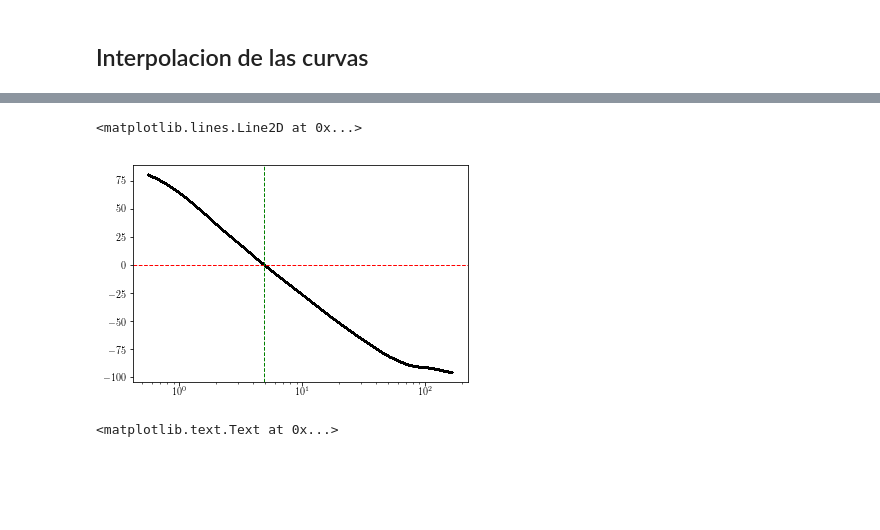
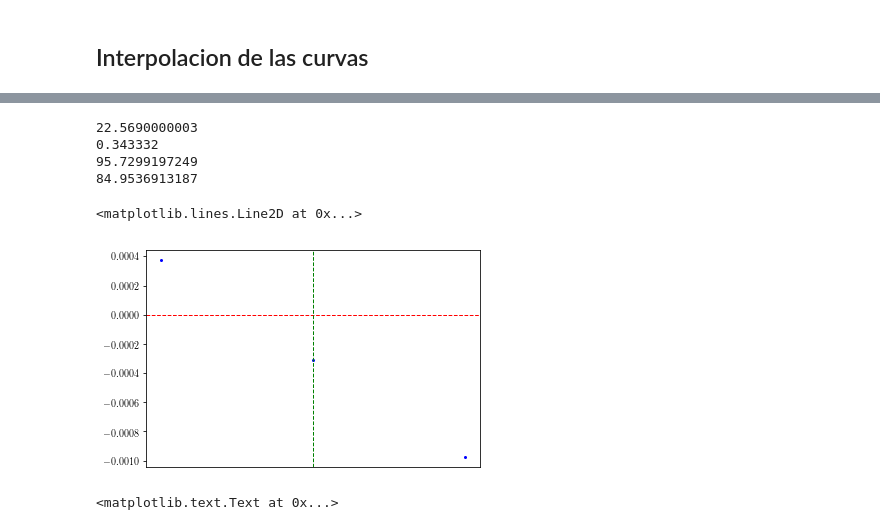
Before and after one commit to ornemarioni/Barras_GdGs, a Jupyter notebook: Barras_Gd/programs/Vcirc_simulaciones.ipynb, the cells around one changed output, grey strips where cells are left out. Drawn from its saved outputs; the diff is of its cells as text; code cells hidden in the pictures; blank space fills up the shorter version.

```diff
--- a/Barras_Gd/programs/Vcirc_simulaciones.ipynb
+++ b/Barras_Gd/programs/Vcirc_simulaciones.ipynb
@@ -720,19 +732,19 @@ rest_M33gs = fstr_M33gs(rstr_M33gs[mask2M33gs]) - fdrk_M33gs(rstr_M33gs[mask2M33
 # %%
-mask1, = np.where(abs(rest_M31gd)<0.001)
-mask2, = np.where(abs(rest_MWgd)<0.001)
-mask5, = np.where(abs(rest_M33gd)<0.005)
+mask1, = np.where(rest_M31gd < 0.)
+mask2, = np.where(rest_MWgd  < 0.)
+mask5, = np.where(rest_M33gd < 0.)
 
-mask3, = np.where(abs(rest_M31gs)<0.001)
-mask4, = np.where(abs(rest_MWgs)<0.001)
-mask6, = np.where(abs(rest_M33gs)<0.005)
+mask3, = np.where(rest_M31gs < 0.)
+mask4, = np.where(rest_MWgs  < 0.)
+mask6, = np.where(rest_M33gs < 0.)
 
-req_M31gd = mean(rstr_M31gd[mask2M31gd][mask1])
-req_MWgd  = mean(rstr_MWgd[mask2MWgd][mask2])
-req_M33gd = mean(rstr_M33gd[mask2M33gd][mask5])
+req_M31gd = pointM31gd[mask1][0]
+req_MWgd  = pointMWgd[mask2][0]
+req_M33gd = pointM33gd[mask5][0]
 
-req_M31gs = mean(rstr_M31gs[mask2M31gs][mask3])
-req_MWgs  = mean(rstr_MWgs[mask2MWgs][mask4])
-req_M33gs = mean(rstr_M33gs[mask2M33gs][mask6])
+req_M31gs = pointM31gs[mask3][0]
+req_MWgs  = pointMWgs[mask4][0]
+req_M33gs = pointM33gs[mask6][0]
 # %%
 print req_M31gd
 print req_MWgd
@@ -752,18 +764,28 @@ print req_M33gs
+# %%
+print r200_MWgs*0.15
+print pointMWgs[0]
+print fstr_MWgd(req_MWgd)
+print fstr_MWgs(req_MWgs)
+# %% [output]
+22.5690000003
+0.343332
+95.7299197249
+84.9536913187
 # %%
 # resta = fstr_M31gd(rstr_M31gd[np.where(rstr_M31gd>0.1)]) - fdrk_M31gd(rstr_M31gd[np.where(rstr_M31gd>0.1)])
 
 
 # mask, = np.where(abs(resta)<0.0005)
 
 
-plt.plot(rstr_M31gd[mask2M31gd], rest_M31gd,'.k',markersize=0.5)
-# plt.plot(rstr_M31gd[mask2][mask], resta[mask],'o',color='b',markersize=2)
+# plt.plot(pointMWgs, rest_MWgs,'.k',markersize=0.5)
+plt.plot(pointM31gd[mask1], rest_M31gd[mask1],'o',color='b',markersize=2)
 plt.xscale('log')
 plt.axhline(0,ls='--', color='r',lw=1)
-plt.axvline(4.9298789999999997,ls='--', color='g',lw=1)
+plt.axvline(req_M31gd,ls='--', color='g',lw=1)
 # %% [output]
 <matplotlib.lines.Line2D at 0x...>
-[figure, old version]
+[figure, new version]
 # %%
 # fig=plt.figure(1,figsize=(16,16))
 # fig.subplots_adjust(bottom=0.08, left =0.1, right = 0.95, top = 0.95, wspace=0., hspace= 0)
```
Also changed, not shown: parts of 3 cells of this notebook.
